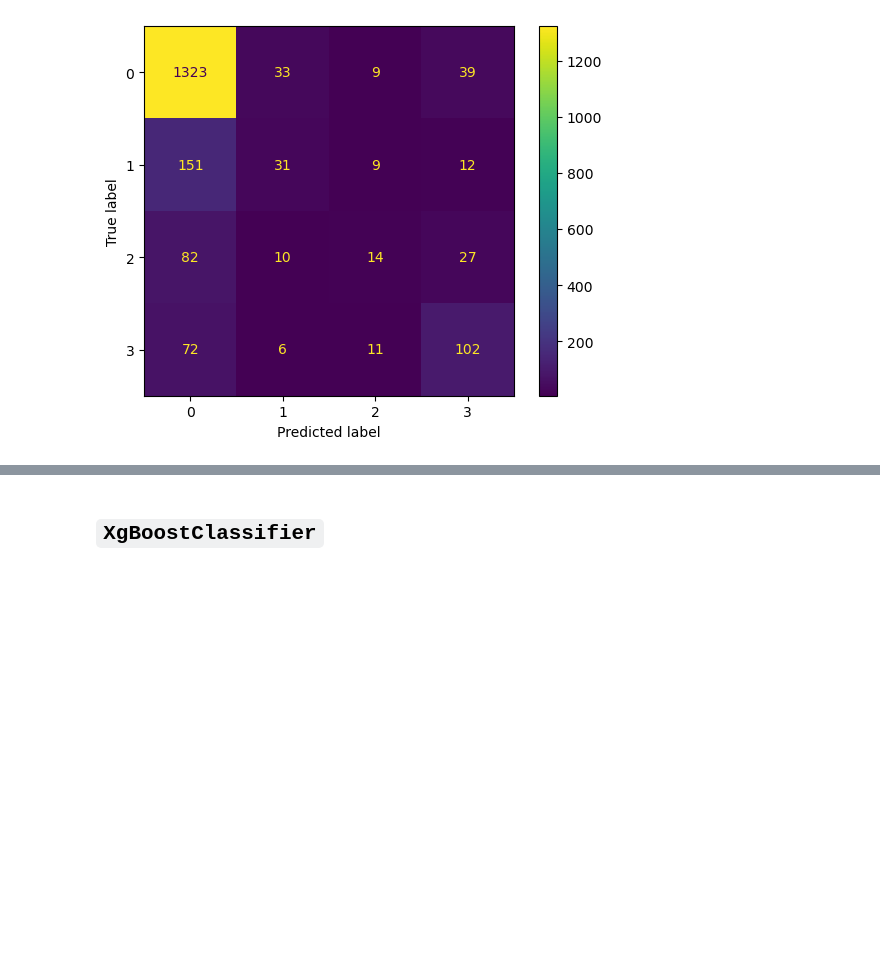
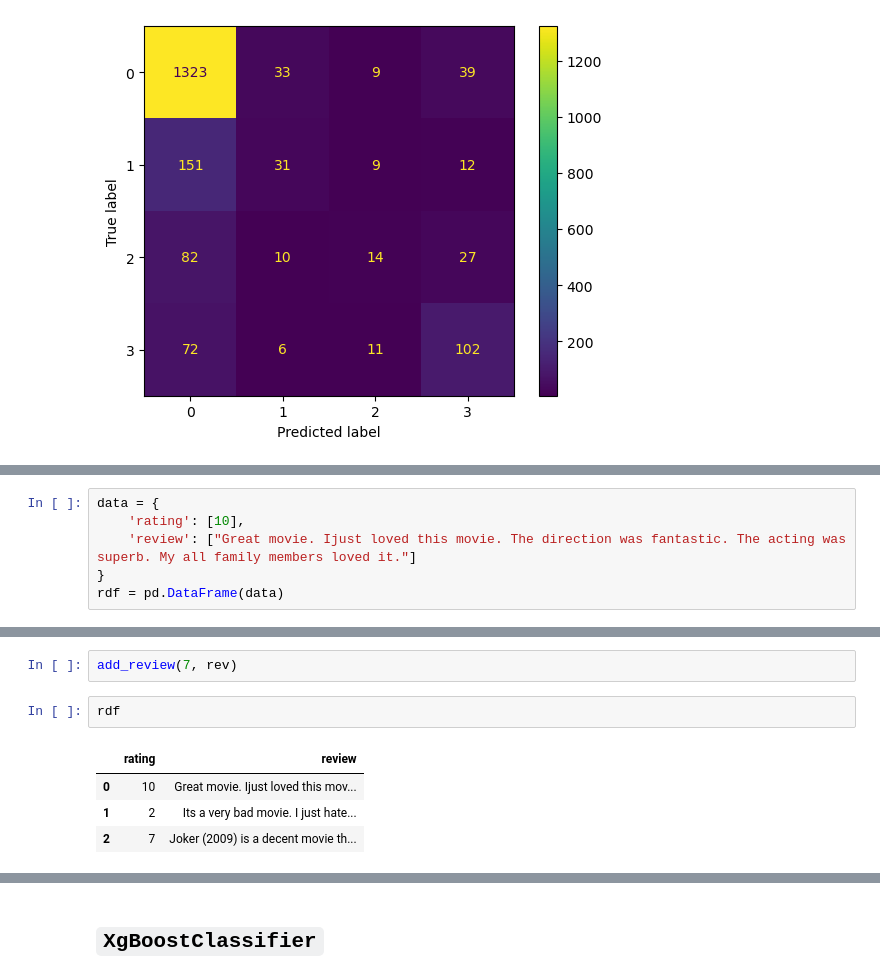
Before and after one commit to oitik/Movie_rating_prediction_using_machine_learning, a Jupyter notebook: movie-rating-final-version.ipynb, the cells around one changed output, grey strips where cells are left out. Drawn from its saved outputs; the diff is of its cells as text; blank space fills up the shorter version.

Commit message:
Kaggle Notebook | movie_rating_final_version | Version 4

```diff
--- a/movie-rating-final-version.ipynb
+++ b/movie-rating-final-version.ipynb
@@ -366,0 +411,6 @@ y_test[:10]
+# %%
+data = {
+    'rating': [10],
+    'review': ["Great movie. Ijust loved this movie. The direction was fantastic. The acting was superb. My all family members loved it."]
+}
+rdf = pd.DataFrame(data)
@@ -366,0 +437,9 @@ y_test[:10]
+# %%
+add_review(7, rev)
+# %%
+rdf
+# %% [output]
+|  | rating | review |
+| 0 | 10 | Great movie. Ijust loved this mov... |
+| 1 | 2 | Its a very bad movie. I just hate... |
+| 2 | 7 | Joker (2009) is a decent movie th... |
```
Also changed, not shown: parts of 22 cells of this notebook.
